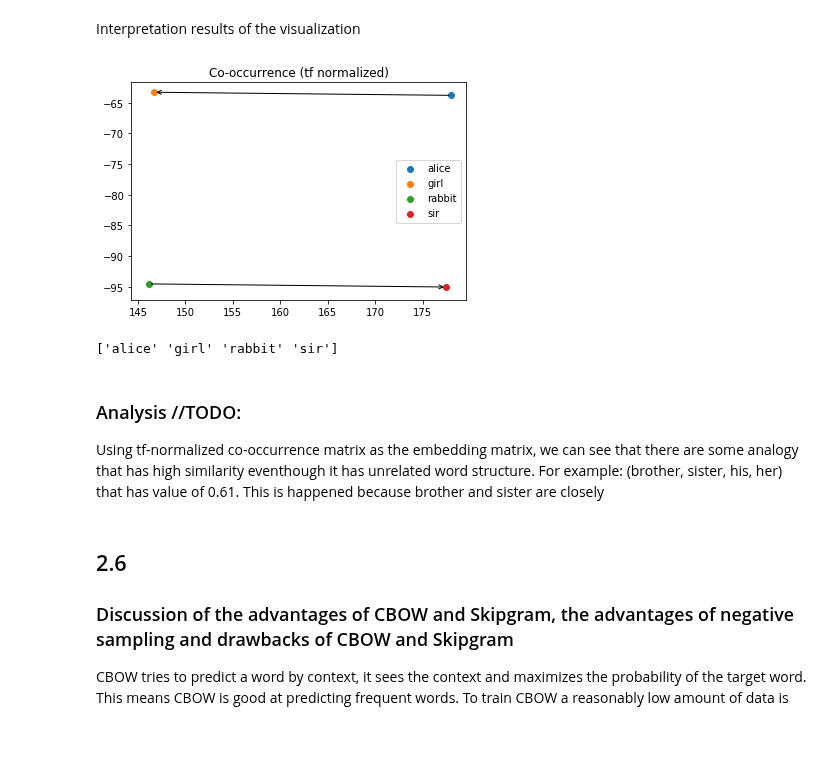
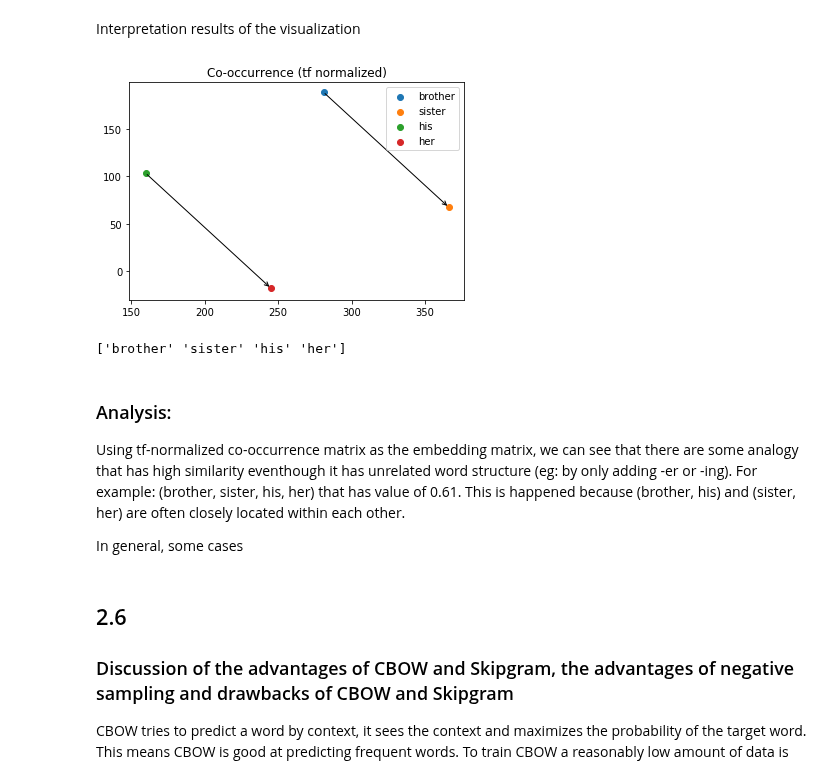
Before and after one commit to irfannurafif/recsys, a Jupyter notebook: Assignment 1.ipynb, the cells around one changed output. Saved outputs shown, nothing was run; the diff lists cells and outputs as text; code cells hidden in the pictures; blank space fills up the shorter version.

Commit message:
init word similarity

```diff
--- a/Assignment 1.ipynb
+++ b/Assignment 1.ipynb
@@ -1092,19 +1298,22 @@ Interpretation results of the visualization
 # %%
 #co_occurrence (tf normalized)
 
+w2visualize=analogy_list[5]
 embedlist=[]
 for i in range(4):
     #embedlist.append(word2vec[analogy_list[1][i]])
     embedlist.append(tf_cooc[tokenizer.word_index[w2visualize[i]]-1])
 plt.title("Co-occurrence (tf normalized)")
 draw_word_vecs(embedlist,w2visualize)
 print(w2visualize)
 # %% [output]
-[figure, old version]
+[figure, new version]
-['alice' 'girl' 'rabbit' 'sir']
+['brother' 'sister' 'his' 'her']
 # %% [markdown]
-### Analysis //TODO:
-Using tf-normalized co-occurrence matrix as the embedding matrix, we can see that there are some analogy that has high similarity eventhough it has unrelated word structure. For example: (brother, sister, his, her) that has value of 0.61. This is happened because brother and sister are closely
+### Analysis:
+Using tf-normalized co-occurrence matrix as the embedding matrix, we can see that there are some analogy that has high similarity eventhough it has unrelated word structure (eg: by only adding -er or -ing). For example: (brother, sister, his, her) that has value of 0.61. This is happened because (brother, his) and (sister, her) are often closely located within each other.
+
+In general, some cases
 # %% [markdown]
 ## 2.6
 ### Discussion of the advantages of CBOW and Skipgram, the advantages of negative sampling and drawbacks of CBOW and Skipgram
```
Also changed, not shown: parts of 10 cells of this notebook.
